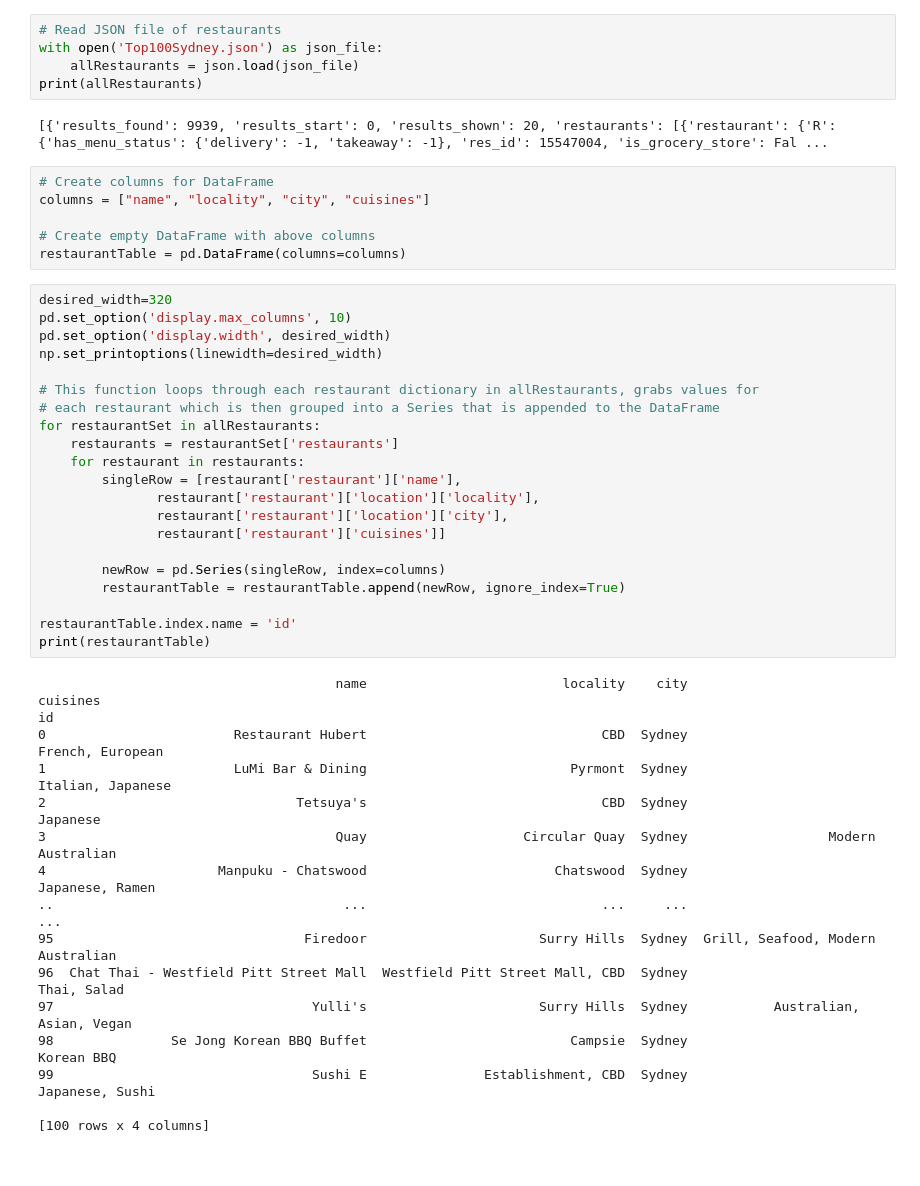
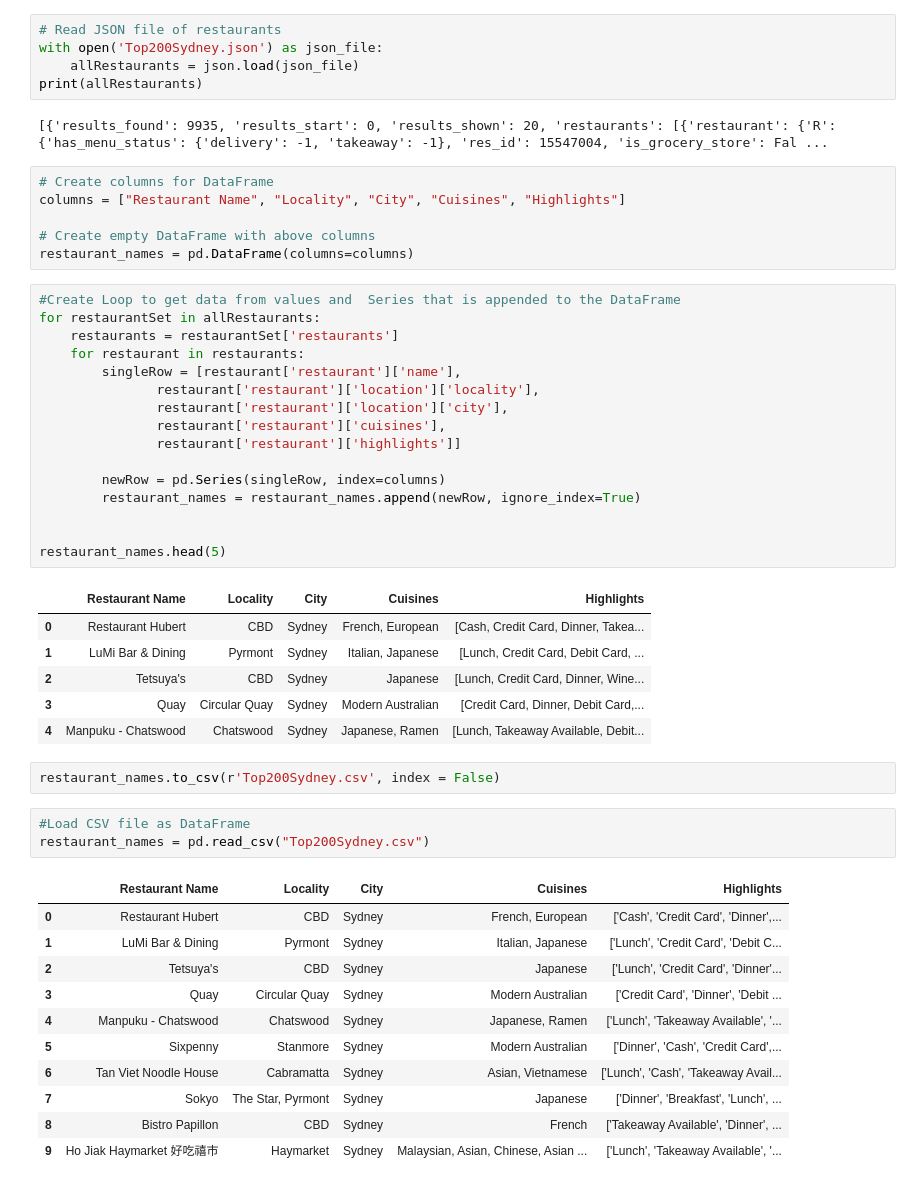
Before and after one commit to bradsmith87/project-week-1, a Jupyter notebook: Sydney.ipynb, the cells around one changed output. Cells and saved outputs as stored; diff of their text form.

```diff
--- a/Sydney.ipynb
+++ b/Sydney.ipynb
@@ -90,50 +82,53 @@ with open('Top100Sydney.json', 'w') as fp:
 # %%
 # Read JSON file of restaurants
-with open('Top100Sydney.json') as json_file:
+with open('Top200Sydney.json') as json_file:
     allRestaurants = json.load(json_file)
 print(allRestaurants)
 # %% [output]
-[{'results_found': 9939, 'results_start': 0, 'results_shown': 20, 'restaurants': [{'restaurant': {'R': {'has_menu_status': {'delivery': -1, 'takeaway': -1}, 'res_id': 15547004, 'is_grocery_store': Fal ...
+[{'results_found': 9935, 'results_start': 0, 'results_shown': 20, 'restaurants': [{'restaurant': {'R': {'has_menu_status': {'delivery': -1, 'takeaway': -1}, 'res_id': 15547004, 'is_grocery_store': Fal ...
 # %%
 # Create columns for DataFrame
-columns = ["name", "locality", "city", "cuisines"]
+columns = ["Restaurant Name", "Locality", "City", "Cuisines", "Highlights"]
 
 # Create empty DataFrame with above columns
-restaurantTable = pd.DataFrame(columns=columns)
+restaurant_names = pd.DataFrame(columns=columns)
 # %%
-desired_width=320
-pd.set_option('display.max_columns', 10)
-pd.set_option('display.width', desired_width)
-np.set_printoptions(linewidth=desired_width)
-
-# This function loops through each restaurant dictionary in allRestaurants, grabs values for
-# each restaurant which is then grouped into a Series that is appended to the DataFrame
+#Create Loop to get data from values and  Series that is appended to the DataFrame
 for restaurantSet in allRestaurants:
     restaurants = restaurantSet['restaurants']
     for restaurant in restaurants:
         singleRow = [restaurant['restaurant']['name'],
                restaurant['restaurant']['location']['locality'],
                restaurant['restaurant']['location']['city'],
-               restaurant['restaurant']['cuisines']]
+               restaurant['restaurant']['cuisines'],
+               restaurant['restaurant']['highlights']]
 
         newRow = pd.Series(singleRow, index=columns)
-        restaurantTable = restaurantTable.append(newRow, ignore_index=True)
+        restaurant_names = restaurant_names.append(newRow, ignore_index=True)
 
-restaurantTable.index.name = 'id'
-print(restaurantTable)
+
+restaurant_names.head(5)
 # %% [output]
-                                      name                         locality    city                           cuisines
-id
-0                        Restaurant Hubert                              CBD  Sydney                   French, European
-1                        LuMi Bar & Dining                          Pyrmont  Sydney                  Italian, Japanese
-2                                Tetsuya's                              CBD  Sydney                           Japanese
-3                                     Quay                    Circular Quay  Sydney                  Modern Australian
-4                      Manpuku - Chatswood                        Chatswood  Sydney                    Japanese, Ramen
-..                                     ...                              ...     ...                                ...
-95                                Firedoor                      Surry Hills  Sydney  Grill, Seafood, Modern Australian
-96  Chat Thai - Westfield Pitt Street Mall  Westfield Pitt Street Mall, CBD  Sydney                        Thai, Salad
-97                                 Yulli's                      Surry Hills  Sydney           Australian, Asian, Vegan
-98               Se Jong Korean BBQ Buffet                          Campsie  Sydney                         Korean BBQ
-99                                 Sushi E               Establishment, CBD  Sydney                    Japanese, Sushi
-
-[100 rows x 4 columns]
+|  | Restaurant Name | Locality | City | Cuisines | Highlights |
+| 0 | Restaurant Hubert | CBD | Sydney | French, European | [Cash, Credit Card, Dinner, Takea... |
+| 1 | LuMi Bar & Dining | Pyrmont | Sydney | Italian, Japanese | [Lunch, Credit Card, Debit Card, ... |
+| 2 | Tetsuya's | CBD | Sydney | Japanese | [Lunch, Credit Card, Dinner, Wine... |
+| 3 | Quay | Circular Quay | Sydney | Modern Australian | [Credit Card, Dinner, Debit Card,... |
+| 4 | Manpuku - Chatswood | Chatswood | Sydney | Japanese, Ramen | [Lunch, Takeaway Available, Debit... |
+# %%
+restaurant_names.to_csv(r'Top200Sydney.csv', index = False)
+# %%
+#Load CSV file as DataFrame
+restaurant_names = pd.read_csv("Top200Sydney.csv")
+# %% [output]
+|  | Restaurant Name | Locality | City | Cuisines | Highlights |
+| 0 | Restaurant Hubert | CBD | Sydney | French, European | ['Cash', 'Credit Card', 'Dinner',... |
+| 1 | LuMi Bar & Dining | Pyrmont | Sydney | Italian, Japanese | ['Lunch', 'Credit Card', 'Debit C... |
+| 2 | Tetsuya's | CBD | Sydney | Japanese | ['Lunch', 'Credit Card', 'Dinner'... |
+| 3 | Quay | Circular Quay | Sydney | Modern Australian | ['Credit Card', 'Dinner', 'Debit ... |
+| 4 | Manpuku - Chatswood | Chatswood | Sydney | Japanese, Ramen | ['Lunch', 'Takeaway Available', '... |
+| 5 | Sixpenny | Stanmore | Sydney | Modern Australian | ['Dinner', 'Cash', 'Credit Card',... |
+| 6 | Tan Viet Noodle House | Cabramatta | Sydney | Asian, Vietnamese | ['Lunch', 'Cash', 'Takeaway Avail... |
+| 7 | Sokyo | The Star, Pyrmont | Sydney | Japanese | ['Dinner', 'Breakfast', 'Lunch', ... |
+| 8 | Bistro Papillon | CBD | Sydney | French | ['Takeaway Available', 'Dinner', ... |
+| 9 | Ho Jiak Haymarket 好吃禧市 | Haymarket | Sydney | Malaysian, Asian, Chinese, Asian ... | ['Lunch', 'Takeaway Available', '... |
```
Also changed, not shown: parts of 6 cells of this notebook, 3 other files.
